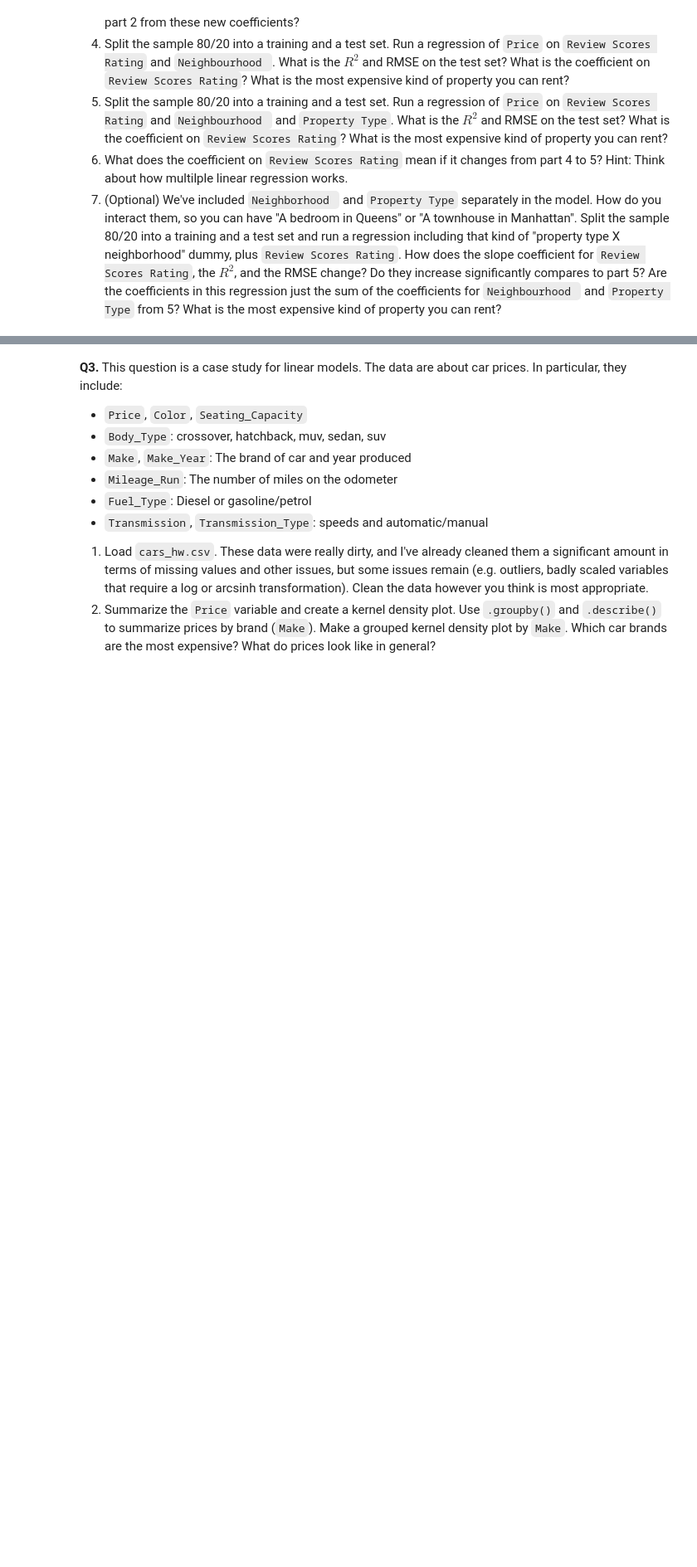
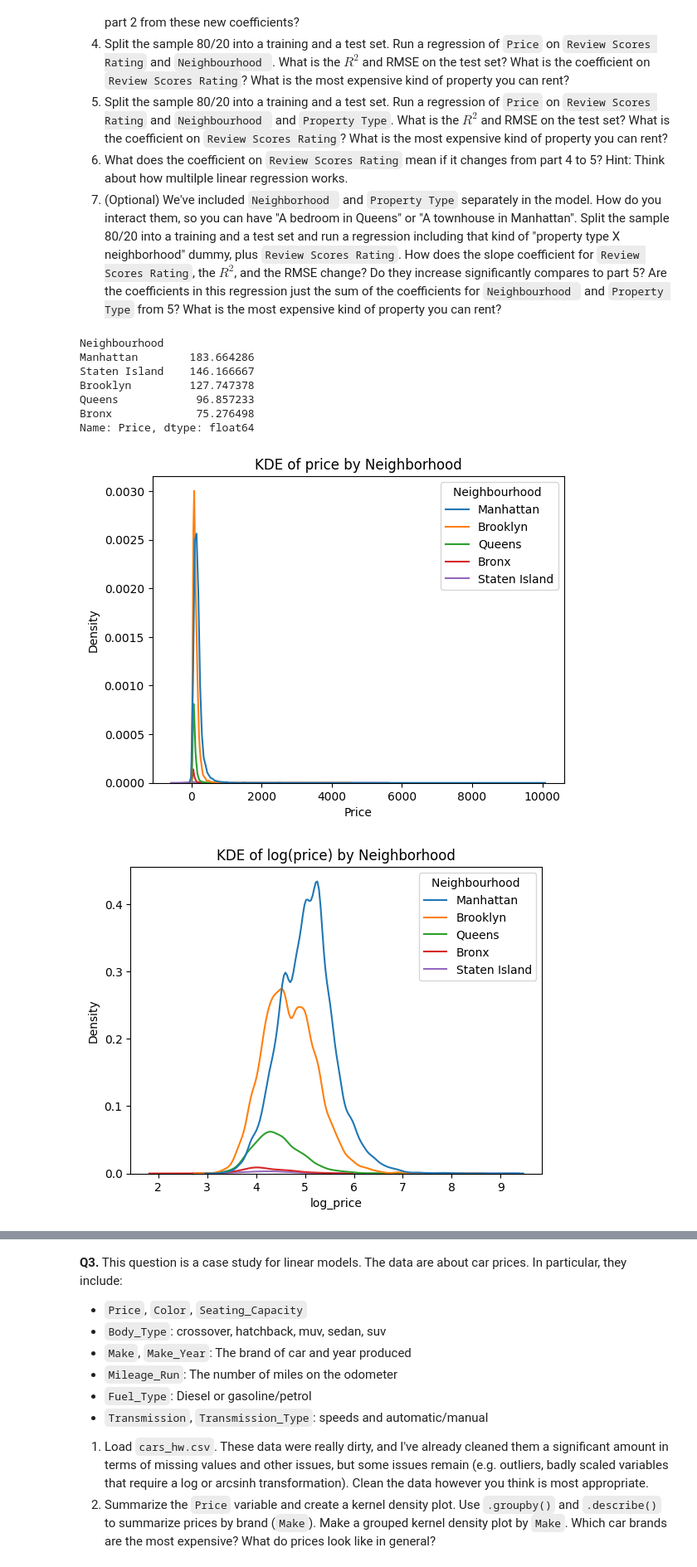
Before and after one commit to tgreg-stack/linear_models, a Jupyter notebook: assignment/assignment.ipynb, the cells around one changed output, grey strips where cells are left out. Shown at 83% size. Drawn from its saved outputs; the diff is of its cells as text; code cells hidden in the pictures; blank space fills up the shorter version.

```diff
--- a/assignment/assignment.ipynb
+++ b/assignment/assignment.ipynb
@@ -42,4 +42,47 @@ import seaborn as sns
 from sklearn.linear_model import LinearRegression
 from sklearn.model_selection import train_test_split
 
-data = pd.read_csv("./data/Q1_clean.csv")
+data = pd.read_csv("/data/Q1_clean.csv")
+data['log_price'] = np.log(data['Price'])
+# %%
+#1
+print(data.groupby('Neighbourhood ')['Price'].mean().sort_values(ascending=False))
+#Manhattan is most expensive on average
+sns.kdeplot(data=data, x="Price", hue="Neighbourhood ")
+plt.title('KDE of price by Neighborhood')
+plt.show()
+
+sns.kdeplot(data=data, x=('log_price'), hue="Neighbourhood ")
+plt.title('KDE of log(price) by Neighborhood')
+plt.show()
+
+#2
+dummies = pd.get_dummies(data['Neighbourhood '], drop_first=False)
+
+model = LinearRegression(fit_intercept=False).fit(dummies, data['Price'])
+results = pd.DataFrame({'variable': model.feature_names_in_, 'coefficient': model.coef_})
+print('R-squared: ', model.score(dummies, data['Price']))
+print(results)
+#The coefficients and means are the same. The coefficient is the predicted price given the categorical variable, ei the estimated price of an appartment if it were in Manhattan.
+
+#3
+dummies2 = pd.get_dummies(data['Neighbourhood '], drop_first=True)
+model2 = LinearRegression(fit_intercept=True).fit(dummies2, data['Price'])
+results2 = pd.DataFrame({'variable': model2.feature_names_in_, 'coefficient': model2.coef_})
+print('R-squared: ', model2.score(dummies2, data['Price']))
+print('Intercept: ', model2.intercept_)
+print(results2)
+print("""#Have to drop one category in the creation of the dummies. The intercept
+is the average of the dropped category. The coefficients are the difference
+between the average of that category and the dropped category, so that adding
+the coefficient and intercept produces the average of the variable category.""")
+# %% [output]
+Neighbourhood
+Manhattan        183.664286
+Staten Island    146.166667
+Brooklyn         127.747378
+Queens            96.857233
+Bronx             75.276498
+Name: Price, dtype: float64
+[figure, added]
+[figure, added]
```
Also changed, not shown: parts of 7 cells of this notebook.
